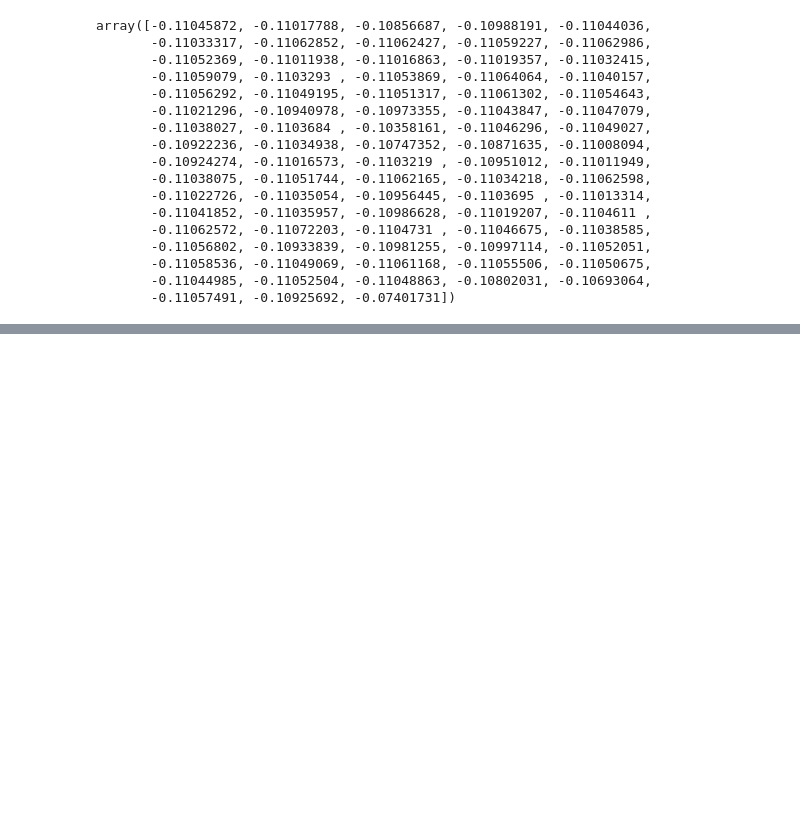
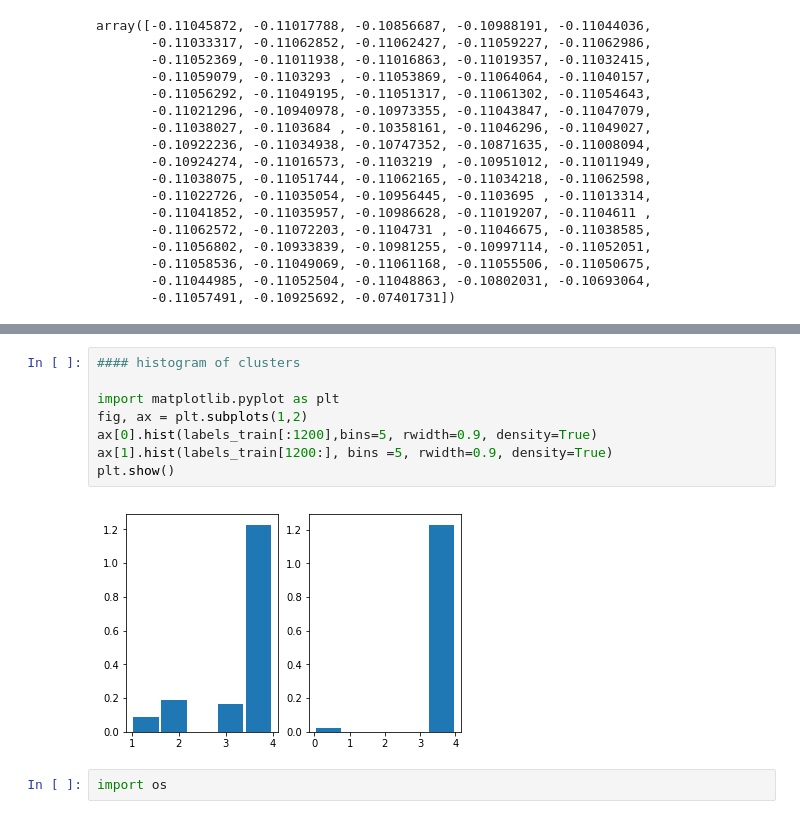
Before and after one commit to JohnWangDataAnalyst/ManifoldAnalyseusingTVB, a Jupyter notebook: ghost_attractor_analysis.ipynb, the cells around one changed output, grey strips where cells are left out. Cells and saved outputs as stored; diff of their text form; blank space fills up the shorter version.

```diff
--- a/ghost_attractor_analysis.ipynb
+++ b/ghost_attractor_analysis.ipynb
@@ -355,0 +437,12 @@ array([-0.11045872, -0.11017788, -0.10856687, -0.10988191, -0.11044036,
+# %%
+#### histogram of clusters
+
+import matplotlib.pyplot as plt
+fig, ax = plt.subplots(1,2)
+ax[0].hist(labels_train[:1200],bins=5, rwidth=0.9, density=True)
+ax[1].hist(labels_train[1200:], bins =5, rwidth=0.9, density=True)
+plt.show()
+# %% [output]
+[figure, added]
+# %%
+import os
```
Also changed, not shown: parts of 20 cells of this notebook.
